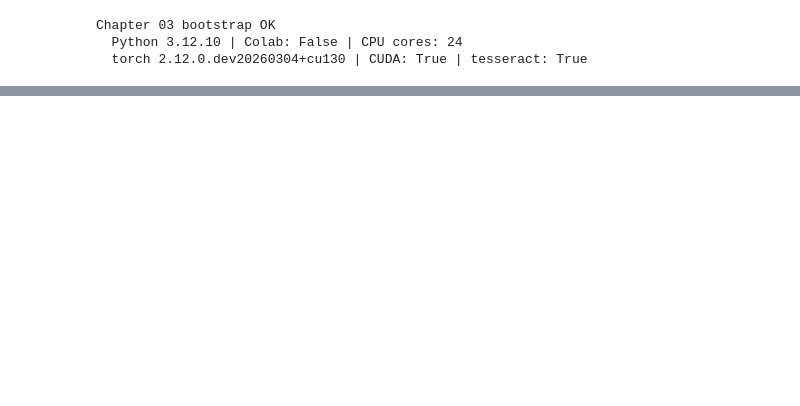
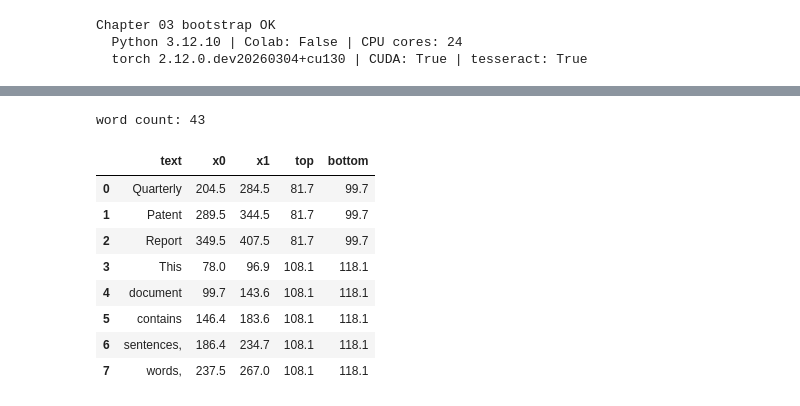
Before and after one commit to rsalehin/patent-rag-masterclass, a Jupyter notebook: notebooks/03_pdf_ocr_layout.ipynb, the cells around one changed output, grey strips where cells are left out. Saved outputs shown, nothing was run; the diff lists cells and outputs as text; code cells hidden in the pictures; blank space fills up the shorter version.

```diff
--- a/notebooks/03_pdf_ocr_layout.ipynb
+++ b/notebooks/03_pdf_ocr_layout.ipynb
@@ -105,4 +82,0 @@ NEURAL NET
-# %%
-words = P.pdf_words(path, 0)
-wdf = pd.DataFrame(words, columns=["text", "x0", "y0", "x1", "y1"]).round(1)
-wdf.head(10)
@@ -253,0 +155,16 @@ CHAPTER 03 VALIDATION: PASS
+# %%
+import pdfplumber                                     # the text/table extraction library
+import re                                             # regex, used below to split sentences / find numbers
+
+with pdfplumber.open(demo_pdf) as pdf:                # open() parses the file; the `with` closes it after
+    page = pdf.pages[0]                               # pages is 0-indexed; grab the first (only) page
+    page_text = page.extract_text()                   # reconstruct reading-order text from glyph positions
+
+print("--- raw extracted text ---")
+print(page_text)
+
+# Split the block into individual sentences: cut *after* . ! or ? that is followed by whitespace.
+sentences = re.split(r"(?<=[.!?])\s+", page_text.replace("\n", " ").strip())
+print("\n--- sentences ---")
+for i, s in enumerate(sentences, 1):                  # enumerate from 1 for human-friendly numbering
+    print(f"  {i}. {s}")
@@ -253,0 +192,21 @@ CHAPTER 03 VALIDATION: PASS
+# %%
+import pandas as pd                                   # tables for display
+
+with pdfplumber.open(demo_pdf) as pdf:                # reopen (each `with` block is self-contained)
+    words = pdf.pages[0].extract_words()              # list of dicts: {text, x0, x1, top, bottom, ...}
+
+print("word count:", len(words))                      # how many words on the page
+# Show the first few with just the fields we care about, rounded for readability.
+words_df = pd.DataFrame(words)[["text", "x0", "x1", "top", "bottom"]].round(1)
+words_df.head(8)
+# %% [output]
+word count: 43
+|  | text | x0 | x1 | top | bottom |
+| 0 | Quarterly | 204.5 | 284.5 | 81.7 | 99.7 |
+| 1 | Patent | 289.5 | 344.5 | 81.7 | 99.7 |
+| 2 | Report | 349.5 | 407.5 | 81.7 | 99.7 |
+| 3 | This | 78.0 | 96.9 | 108.1 | 118.1 |
+| 4 | document | 99.7 | 143.6 | 108.1 | 118.1 |
+| 5 | contains | 146.4 | 183.6 | 108.1 | 118.1 |
+| 6 | sentences, | 186.4 | 234.7 | 108.1 | 118.1 |
+| 7 | words, | 237.5 | 267.0 | 108.1 | 118.1 |
```
Also changed, not shown: parts of 50 cells of this notebook.
